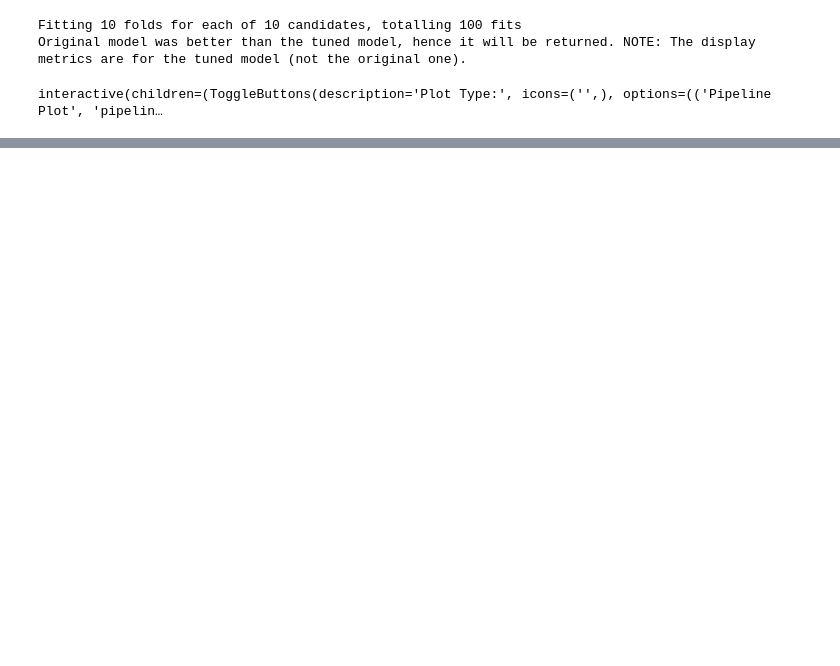
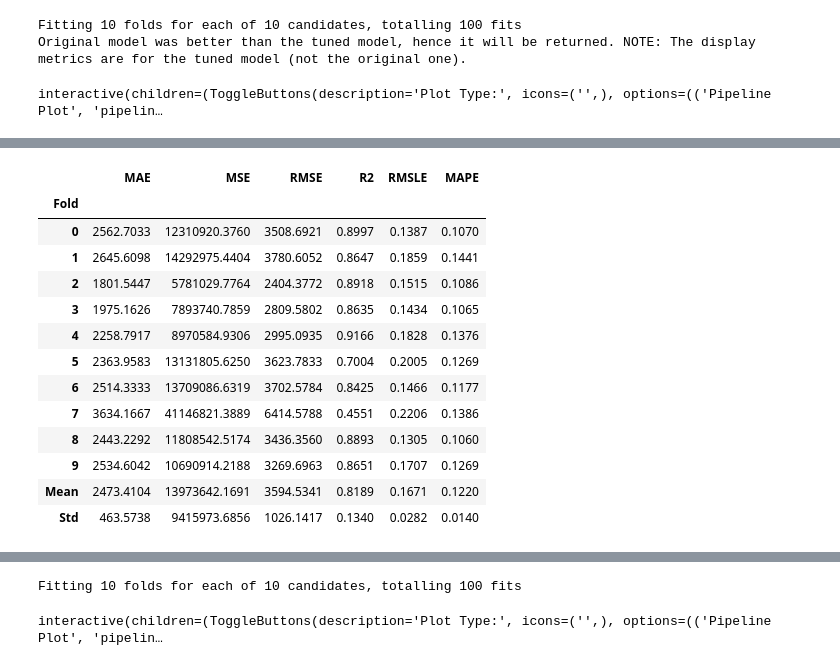
Before and after one commit to Olaffson/Pycaret_Optuna, a Jupyter notebook: notebook/03_pycaret.ipynb, the cells around one changed output, grey strips where cells are left out. Saved outputs shown, nothing was run; the diff lists cells and outputs as text; code cells hidden in the pictures; blank space fills up the shorter version.

```diff
--- a/notebook/03_pycaret.ipynb
+++ b/notebook/03_pycaret.ipynb
@@ -131,0 +153,3 @@ interactive(children=(ToggleButtons(description='Plot Type:', icons=('',), optio
+# %%
+tuned_model_rf = tune_model(model_rf)
+# %% [output]
@@ -131,0 +157,14 @@ interactive(children=(ToggleButtons(description='Plot Type:', icons=('',), optio
+|  | MAE | MSE | RMSE | R2 | RMSLE | MAPE |
+| Fold |  |  |  |  |  |  |
+| 0 | 2562.7033 | 12310920.3760 | 3508.6921 | 0.8997 | 0.1387 | 0.1070 |
+| 1 | 2645.6098 | 14292975.4404 | 3780.6052 | 0.8647 | 0.1859 | 0.1441 |
+| 2 | 1801.5447 | 5781029.7764 | 2404.3772 | 0.8918 | 0.1515 | 0.1086 |
+| 3 | 1975.1626 | 7893740.7859 | 2809.5802 | 0.8635 | 0.1434 | 0.1065 |
+| 4 | 2258.7917 | 8970584.9306 | 2995.0935 | 0.9166 | 0.1828 | 0.1376 |
+| 5 | 2363.9583 | 13131805.6250 | 3623.7833 | 0.7004 | 0.2005 | 0.1269 |
+| 6 | 2514.3333 | 13709086.6319 | 3702.5784 | 0.8425 | 0.1466 | 0.1177 |
+| 7 | 3634.1667 | 41146821.3889 | 6414.5788 | 0.4551 | 0.2206 | 0.1386 |
+| 8 | 2443.2292 | 11808542.5174 | 3436.3560 | 0.8893 | 0.1305 | 0.1060 |
+| 9 | 2534.6042 | 10690914.2188 | 3269.6963 | 0.8651 | 0.1707 | 0.1269 |
+| Mean | 2473.4104 | 13973642.1691 | 3594.5341 | 0.8189 | 0.1671 | 0.1220 |
+| Std | 463.5738 | 9415973.6856 | 1026.1417 | 0.1340 | 0.0282 | 0.0140 |
@@ -131,0 +172,5 @@ interactive(children=(ToggleButtons(description='Plot Type:', icons=('',), optio
+Fitting 10 folds for each of 10 candidates, totalling 100 fits
+# %%
+evaluate_model(tuned_model_rf)
+# %% [output]
+interactive(children=(ToggleButtons(description='Plot Type:', icons=('',), options=(('Pipeline Plot', 'pipelin…
```
Also changed, not shown: parts of 3 cells of this notebook, 22 other files.
